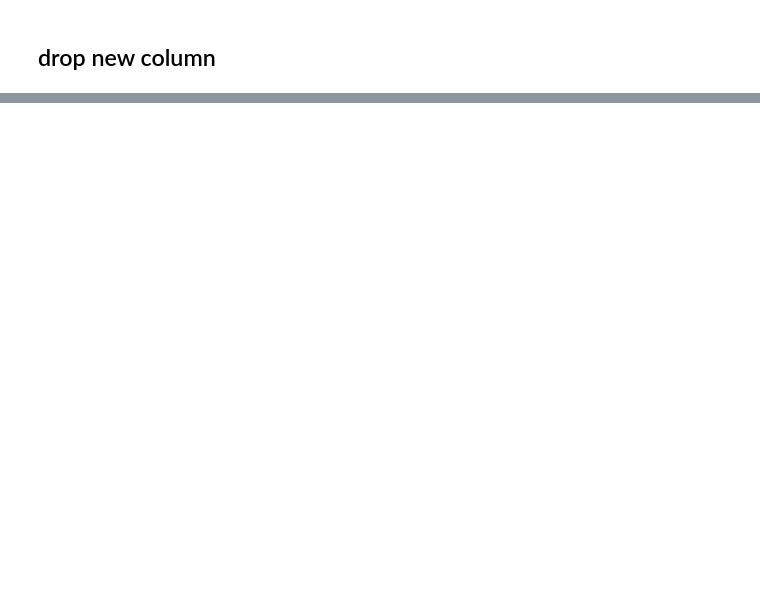
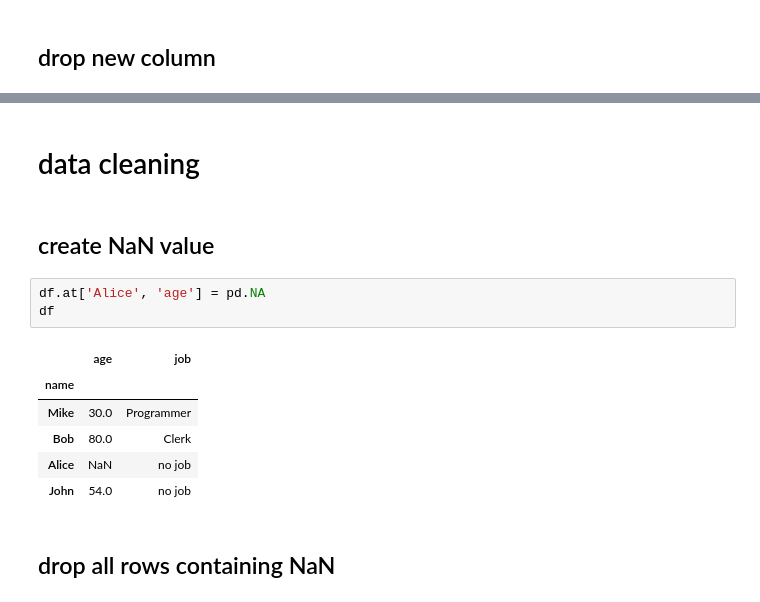
Before and after one commit to atrox3d/neuralnine-pandas-full-course, a Jupyter notebook: 02.ipynb, the cells around one changed output, grey strips where cells are left out. Cells and saved outputs as stored; diff of their text form; blank space fills up the shorter version.

Commit message:
working with values

```diff
--- a/02.ipynb
+++ b/02.ipynb
@@ -344,0 +344,16 @@ df
+# %% [markdown]
+# data cleaning
+# %% [markdown]
+## create NaN value
+# %%
+df.at['Alice', 'age'] = pd.NA
+df
+# %% [output]
+|  | age | job |
+| name |  |  |
+| Mike | 30.0 | Programmer |
+| Bob | 80.0 | Clerk |
+| Alice | NaN | no job |
+| John | 54.0 | no job |
+# %% [markdown]
+## drop all rows containing NaN
```
Also changed, not shown: parts of 19 cells of this notebook.
